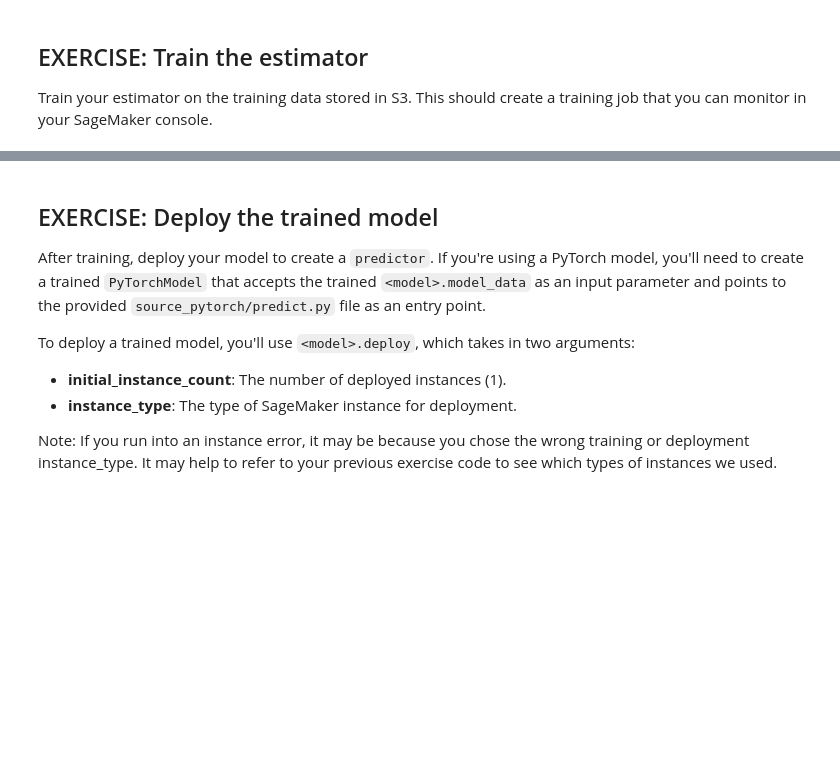
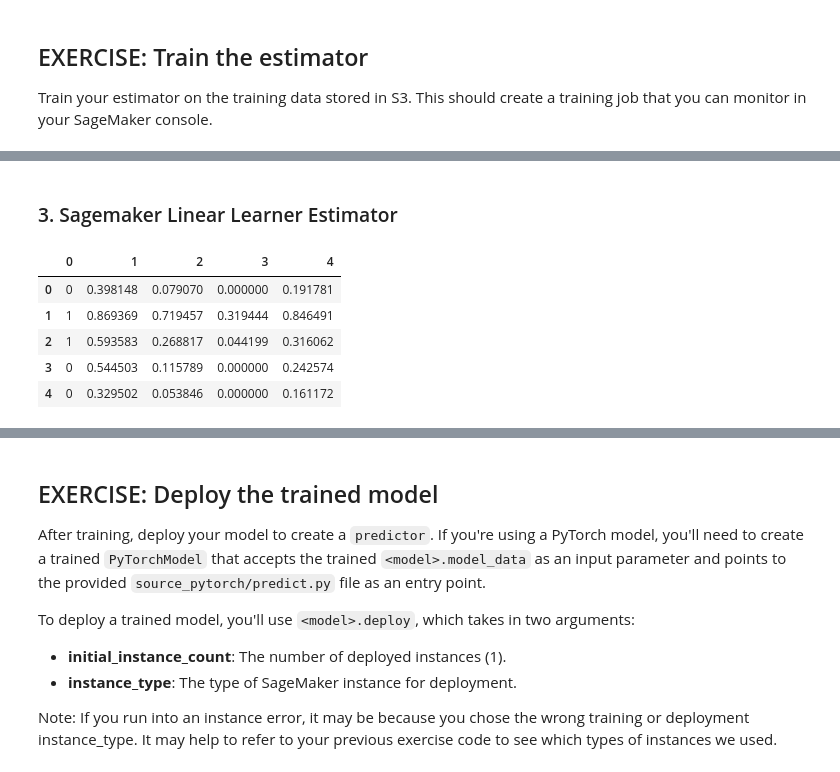
Before and after one commit to ksprashu/project-plagiarism_detection_sagemaker, a Jupyter notebook: 3_Training_a_Model.ipynb, the cells around one changed output, grey strips where cells are left out. Saved outputs shown, nothing was run; the diff lists cells and outputs as text; code cells hidden in the pictures; blank space fills up the shorter version.

Commit message:
complete all model training

```diff
--- a/3_Training_a_Model.ipynb
+++ b/3_Training_a_Model.ipynb
@@ -298,0 +428,2 @@ sklearn_tuner = HyperparameterTuner(pytorch_estimator,
+# %% [markdown]
+### 3. Sagemaker Linear Learner Estimator
@@ -298,0 +444,13 @@ sklearn_tuner = HyperparameterTuner(pytorch_estimator,
+# %%
+# read file from storage to convert to recordset format
+import os
+data_file = os.path.join(data_dir, 'train.csv')
+df = pd.read_csv(data_file, header=None, names=None)
+df.head()
+# %% [output]
+|  | 0 | 1 | 2 | 3 | 4 |
+| 0 | 0 | 0.398148 | 0.079070 | 0.000000 | 0.191781 |
+| 1 | 1 | 0.869369 | 0.719457 | 0.319444 | 0.846491 |
+| 2 | 1 | 0.593583 | 0.268817 | 0.044199 | 0.316062 |
+| 3 | 0 | 0.544503 | 0.115789 | 0.000000 | 0.242574 |
+| 4 | 0 | 0.329502 | 0.053846 | 0.000000 | 0.161172 |
```
Also changed, not shown: parts of 40 cells of this notebook, 2 other files.
